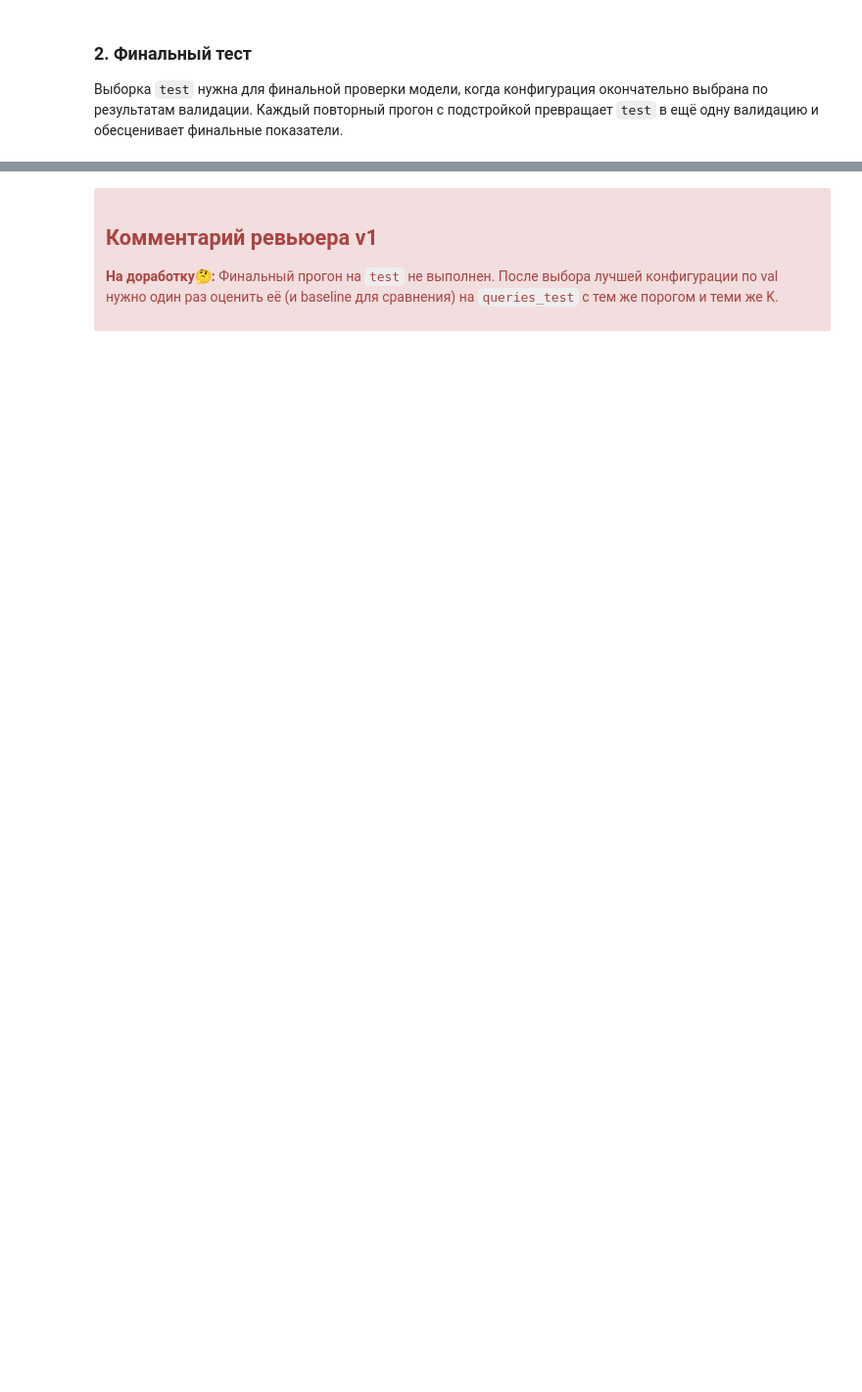
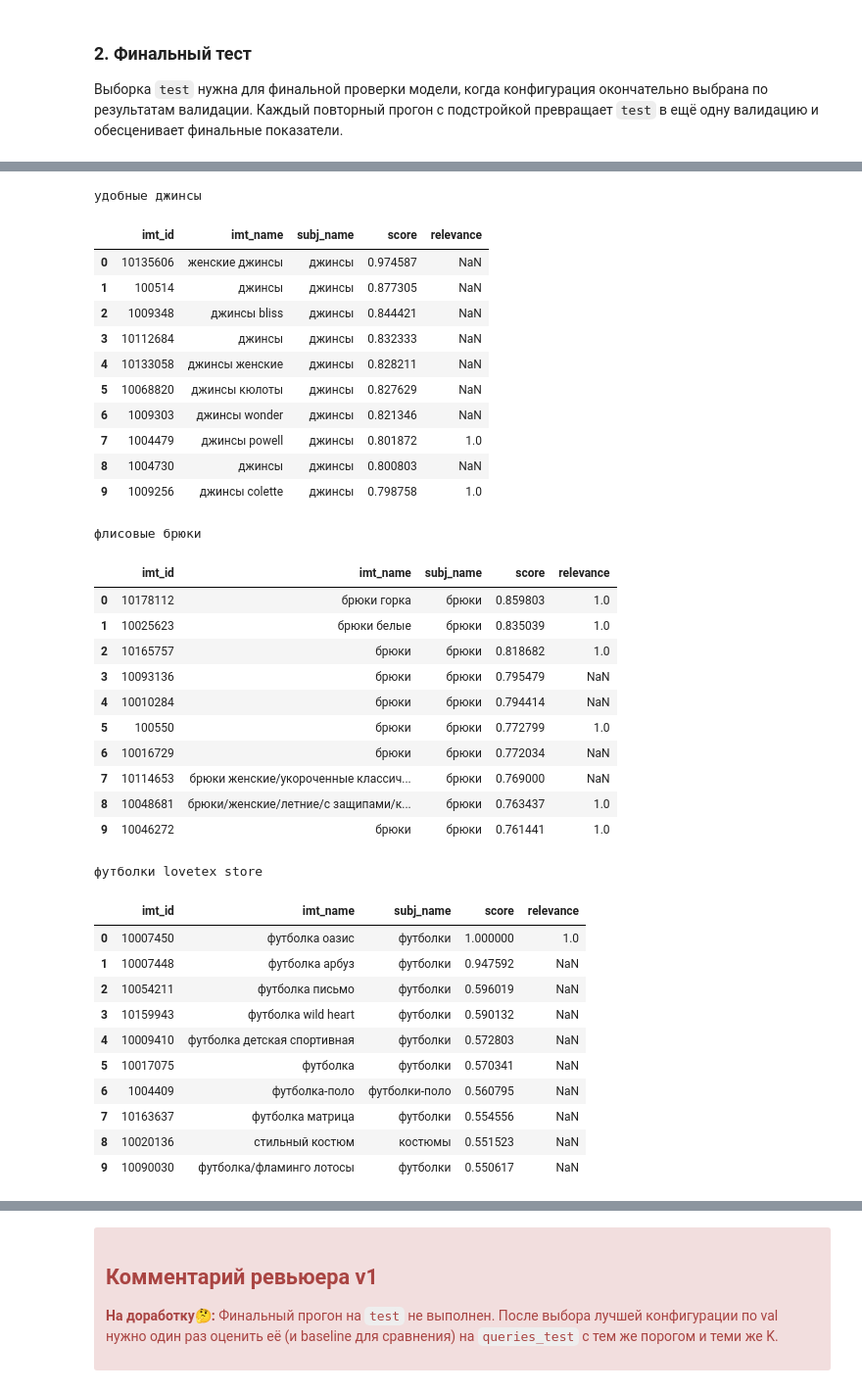
Before and after one commit to am0ky/ProjectMonth, a Jupyter notebook: АКК semantic_search_project_reviewed_v1_e5.ipynb, the cells around one changed output, grey strips where cells are left out. Shown at 98% size. Cells and saved outputs as stored; diff of their text form; code cells hidden in the pictures; blank space fills up the shorter version.

```diff
--- a/АКК semantic_search_project_reviewed_v1_e5.ipynb
+++ b/АКК semantic_search_project_reviewed_v1_e5.ipynb
@@ -1602,6 +1732,24 @@ Ellipsis
 
 Выборка `test` нужна для финальной проверки модели, когда конфигурация окончательно выбрана по результатам валидации. Каждый повторный прогон с подстройкой превращает `test` в ещё одну валидацию и обесценивает финальные показатели.
 # %%
-RUN_FINAL_TEST_EVAL = False  # Переведите в True, когда конфигурация финальная
+best_method = val_summary.index[0]
+final_searches = {
+    "baseline_lexical": search_lexical_2df,
+    "baseline_semantic": search_semantic,
+}
+if best_method not in final_searches:
+    final_searches[best_method] = experiment_searches[best_method]
 
-# Ваш код
+test_results = {
+    name: evaluate(search_fn, queries_test)
+    for name, search_fn in final_searches.items()
+}
+test_summary = pd.DataFrame(
+    {
+        name: result.drop(columns="query_id").mean()
+        for name, result in test_results.items()
+    }
+).T
+
+display(test_summary.round(3))
+print(f"Финальная конфигурация: {best_method}")
@@ -1607,0 +1762,10 @@ RUN_FINAL_TEST_EVAL = False  # Переведите в True, когда конф
+# %%
+best_test = test_results[best_method].copy()
+bad_test_queries = best_test.loc[best_test["hitrate@10"] == 0, "query_id"].head(10)
+
+error_examples = (
+    queries_test[queries_test["query_id"].isin(bad_test_queries)]
+    .drop_duplicates("query_id")[["query_id", "query_text"]]
+    .merge(best_test[["query_id", "ndcg@10", "mrr@10"]], on="query_id")
+)
+display(error_examples)
@@ -1607,0 +1784,46 @@ RUN_FINAL_TEST_EVAL = False  # Переведите в True, когда конф
+# %%
+for qid in bad_test_queries.head(3):
+    query = queries_test.loc[queries_test["query_id"] == qid, "query_text"].iloc[0]
+    result = experiment_searches[best_method](query, 10)
+    result["relevance"] = result["imt_id"].map(
+        queries_test[queries_test["query_id"] == qid].set_index("item_id")["relevance"]
+    )
+    print(f"\n{query}")
+    display(result)
+# %% [output]
+удобные джинсы
+|  | imt_id | imt_name | subj_name | score | relevance |
+| 0 | 10135606 | женские джинсы | джинсы | 0.974587 | NaN |
+| 1 | 100514 | джинсы | джинсы | 0.877305 | NaN |
+| 2 | 1009348 | джинсы bliss | джинсы | 0.844421 | NaN |
+| 3 | 10112684 | джинсы | джинсы | 0.832333 | NaN |
+| 4 | 10133058 | джинсы женские | джинсы | 0.828211 | NaN |
+| 5 | 10068820 | джинсы кюлоты | джинсы | 0.827629 | NaN |
+| 6 | 1009303 | джинсы wonder | джинсы | 0.821346 | NaN |
+| 7 | 1004479 | джинсы powell | джинсы | 0.801872 | 1.0 |
+| 8 | 1004730 | джинсы | джинсы | 0.800803 | NaN |
+| 9 | 1009256 | джинсы colette | джинсы | 0.798758 | 1.0 |
+флисовые брюки
+|  | imt_id | imt_name | subj_name | score | relevance |
+| 0 | 10178112 | брюки горка | брюки | 0.859803 | 1.0 |
+| 1 | 10025623 | брюки белые | брюки | 0.835039 | 1.0 |
+| 2 | 10165757 | брюки | брюки | 0.818682 | 1.0 |
+| 3 | 10093136 | брюки | брюки | 0.795479 | NaN |
+| 4 | 10010284 | брюки | брюки | 0.794414 | NaN |
+| 5 | 100550 | брюки | брюки | 0.772799 | 1.0 |
+| 6 | 10016729 | брюки | брюки | 0.772034 | NaN |
+| 7 | 10114653 | брюки женские/укороченные классич... | брюки | 0.769000 | NaN |
+| 8 | 10048681 | брюки/женские/летние/с защипами/к... | брюки | 0.763437 | 1.0 |
+| 9 | 10046272 | брюки | брюки | 0.761441 | 1.0 |
+футболки lovetex store
+|  | imt_id | imt_name | subj_name | score | relevance |
+| 0 | 10007450 | футболка оазис | футболки | 1.000000 | 1.0 |
+| 1 | 10007448 | футболка арбуз | футболки | 0.947592 | NaN |
+| 2 | 10054211 | футболка письмо | футболки | 0.596019 | NaN |
+| 3 | 10159943 | футболка wild heart | футболки | 0.590132 | NaN |
+| 4 | 10009410 | футболка детская спортивная | футболки | 0.572803 | NaN |
+| 5 | 10017075 | футболка | футболки | 0.570341 | NaN |
+| 6 | 1004409 | футболка-поло | футболки-поло | 0.560795 | NaN |
+| 7 | 10163637 | футболка матрица | футболки | 0.554556 | NaN |
+| 8 | 10020136 | стильный костюм | костюмы | 0.551523 | NaN |
+| 9 | 10090030 | футболка/фламинго лотосы | футболки | 0.550617 | NaN |
```
Also changed, not shown: parts of 20 cells of this notebook, 4 other files.
